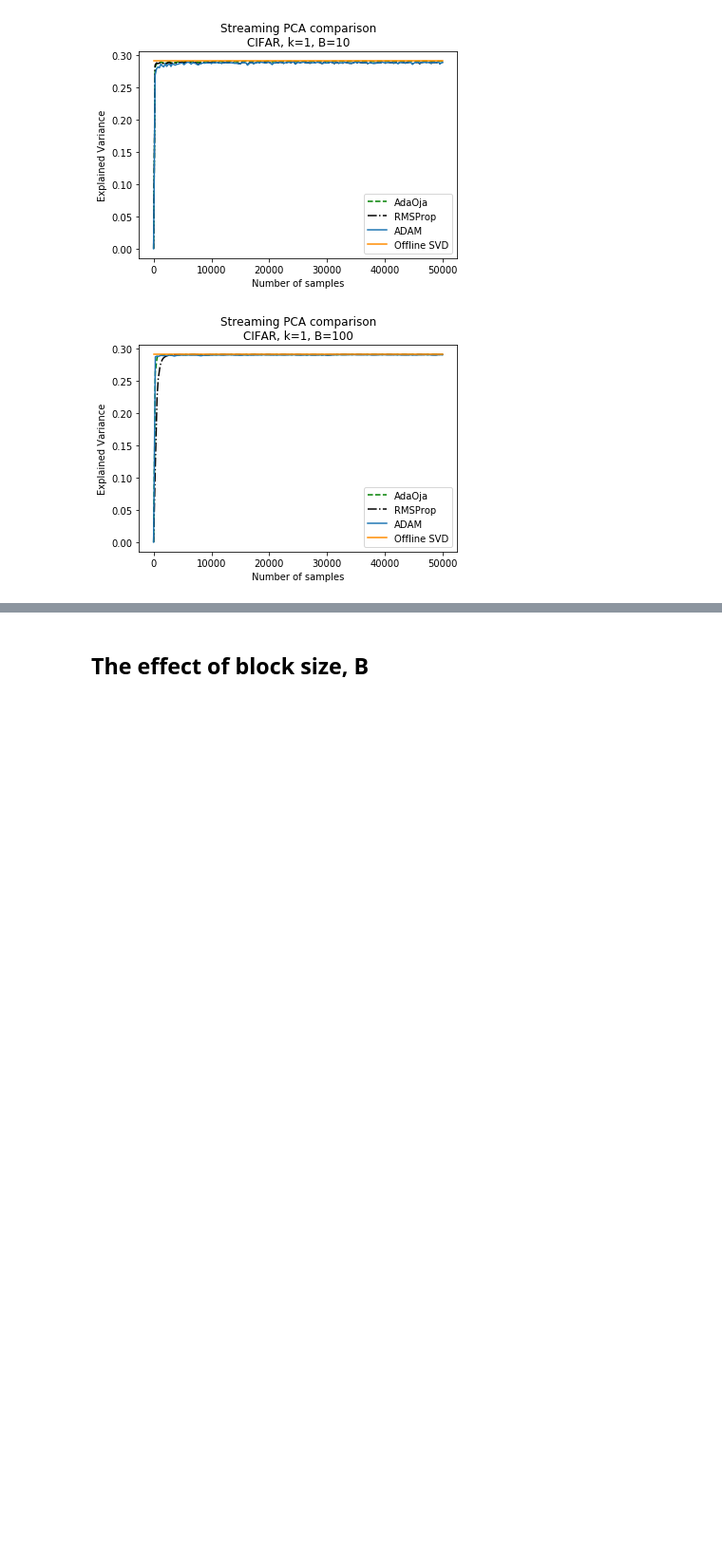
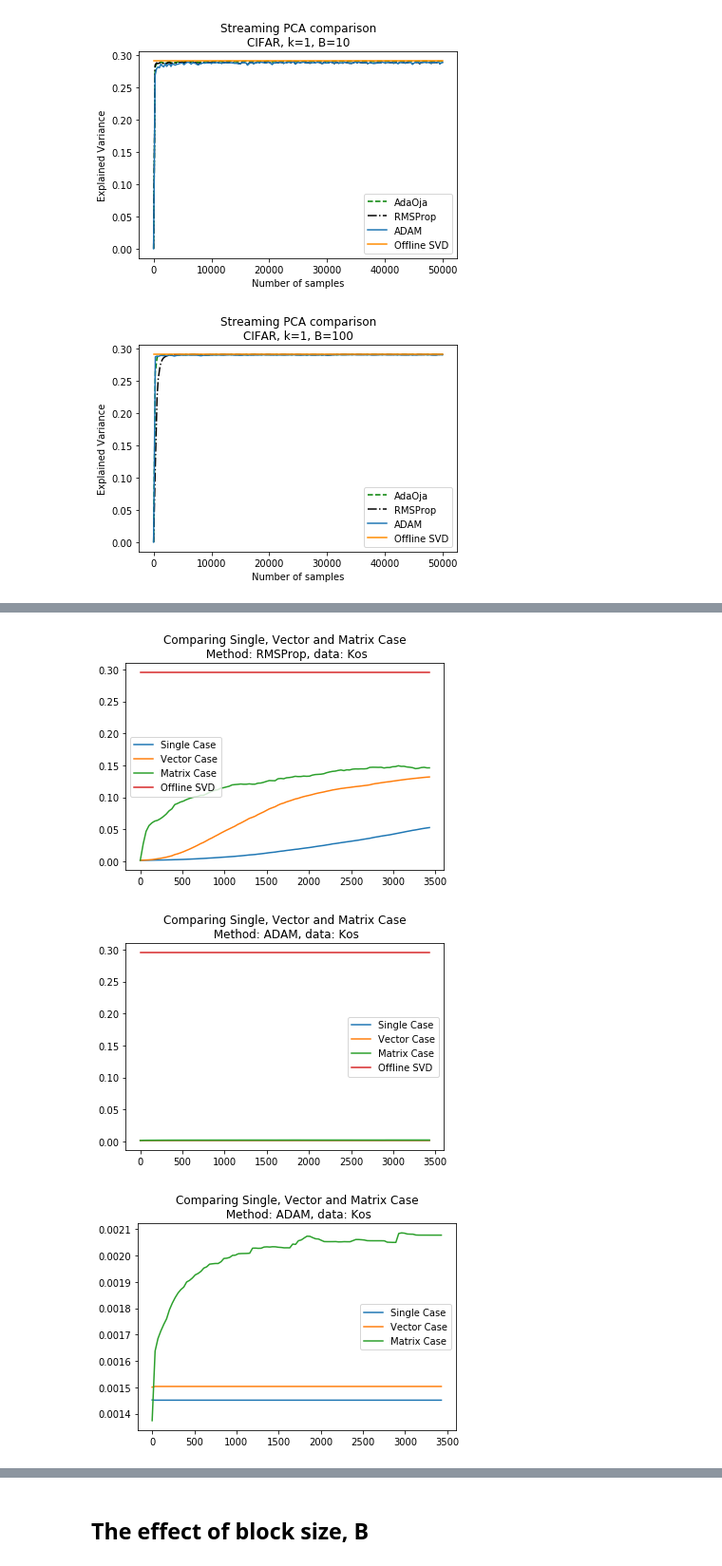
Before and after one commit to aamcbee/AdaOja, a Jupyter notebook: RMSProp, ADAM, AdaOja comparison.ipynb, the cells around one changed output, grey strips where cells are left out. Shown at 95% size. Saved outputs shown, nothing was run; the diff lists cells and outputs as text; code cells hidden in the pictures; blank space fills up the shorter version.

```diff
--- a/RMSProp, ADAM, AdaOja comparison.ipynb
+++ b/RMSProp, ADAM, AdaOja comparison.ipynb
@@ -30,2 +54,13 @@ def expvar(X, W, xnorm2=None):
+# %%
+k = 10
+# Obtain true ExpVar for Small Bag-of-words data
+v_kos = spla.svds((kos_SpX.T.dot(kos_SpX)).astype(float), k=k)[2].T
+kos_expvar = la.norm(kos_SpX.dot(v_kos), ord='fro')**2 / kos_norm2
+
+v_nips = spla.svds((nips_SpX.T.dot(nips_SpX)).astype(float), k=k)[2].T
+nips_expvar = la.norm(nips_SpX.dot(v_nips), ord='fro')**2 / nips_norm2
+
+#v_enr = spla.svds((enr_SpX.T.dot(enr_SpX)).astype(float), k=k)[2].T
+#enr_expvar = la.norm(enr_SpX.dot(v_enr), ord='fro')**2 / enr_norm2
 # %% [markdown]
 # Small Bag of Words Data
@@ -37,3 +66,0 @@ nips_n, nips_d, nips_nnz, nips_dense, nips_SpX, nips_norm2 = dssb.get_bagX('docw
-# %%
-k = 1
-B = 10
@@ -105,0 +118,31 @@ for B in [10, 100]:
+# %%
+def comp_b0_dim(spca0, spca1, spca2, dataname, methodname, true_evar=None):
+    '''
+    Plotting function to compare the accuracy evolution for the single,
+    vector and matrix versions of the desired streaming pca method.
+    '''
+    plt.plot(spca0.acc_indices, spca0.accQ, label='Single Case')
+    plt.plot(spca1.acc_indices, spca1.accQ, label='Vector Case')
+    plt.plot(spca2.acc_indices, spca2.accQ, label='Matrix Case')
+
+    if true_evar is not None:
+        assert true_evar >= 0 and true_evar <=1, "The true explained variance should be a float > 0"
+        plt.plot(spca0.acc_indices, np.ones_like(spca0.acc_indices) * true_evar, label='Offline SVD')
+
+    plt.legend(loc='best')
+    plt.title('Comparing Single, Vector and Matrix Case\n Method: ' + methodname + ', data: '+ dataname)
+    plt.show()
+# %%
+k = 10
+B = 1
+rmsp0_kos, adam0_kos = dssb.run_sim_bag('docword.kos.txt', k, methods=['RMSProp', 'ADAM'], eta=.001, gamma=.9, beta_1 = 0.9, beta_2=0.999, delta=1e-8,  B=B, X=kos_SpX, xnorm2=kos_norm2, b0_dim=0, bias_correction=True)
+rmsp1_kos, adam1_kos = dssb.run_sim_bag('docword.kos.txt', k, methods=['RMSProp', 'ADAM'], eta=.001, gamma=.9, beta_1 = 0.9, beta_2=0.999, delta=1e-8, B=B, X=kos_SpX, xnorm2=kos_norm2, b0_dim=1, bias_correction=True)
+rmsp2_kos, adam2_kos = dssb.run_sim_bag('docword.kos.txt', k, methods=['RMSProp', 'ADAM'], eta=.001, gamma=.9, beta_1 = 0.9, beta_2=0.999, delta=1e-8, B=B, X=kos_SpX, xnorm2=kos_norm2, b0_dim=2, bias_correction=True)
+# %%
+comp_b0_dim(rmsp0_kos, rmsp1_kos, rmsp2_kos, 'Kos', 'RMSProp', true_evar=kos_expvar)
+comp_b0_dim(adam0_kos, adam1_kos, adam2_kos, 'Kos', 'ADAM', true_evar=kos_expvar)
+comp_b0_dim(adam0_kos, adam1_kos, adam2_kos, 'Kos', 'ADAM')
+# %% [output]
+[figure, added]
+[figure, added]
+[figure, added]
```
Also changed, not shown: parts of 16 cells of this notebook, 2 other files.
